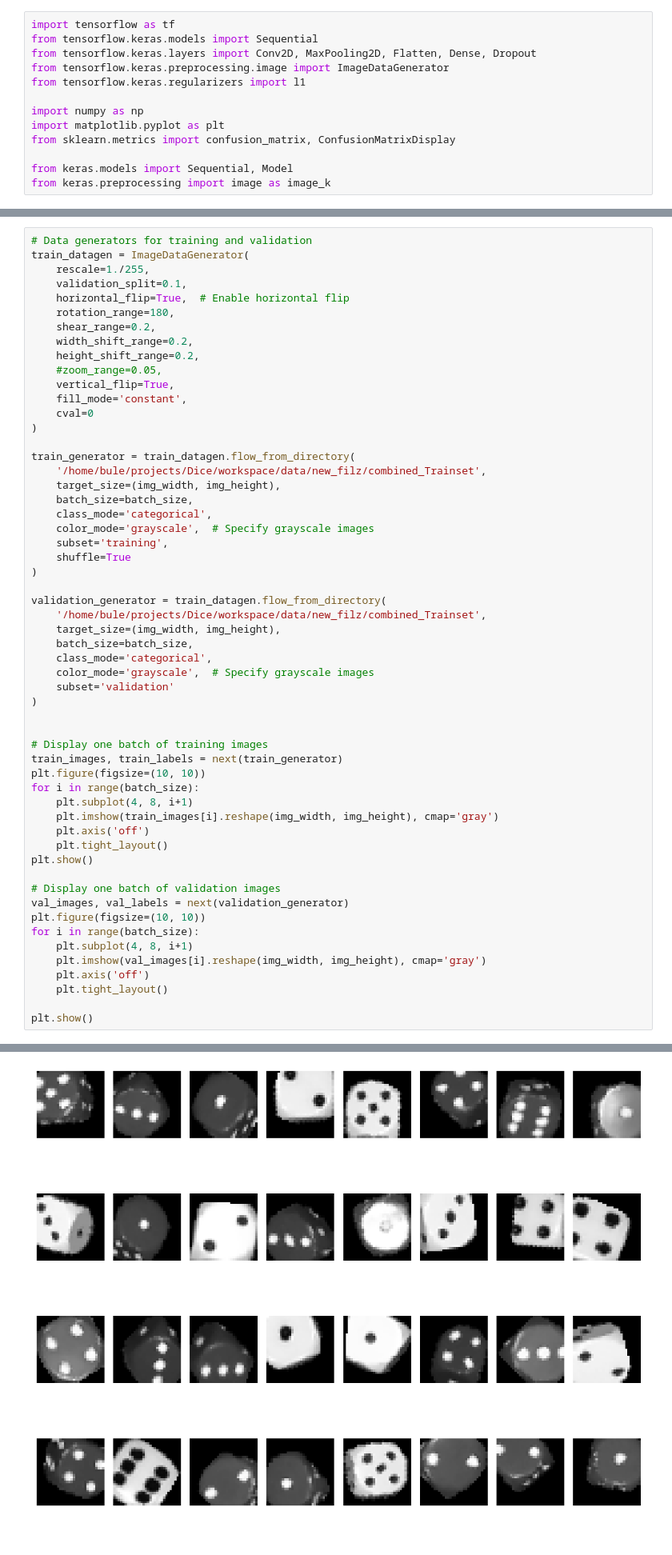
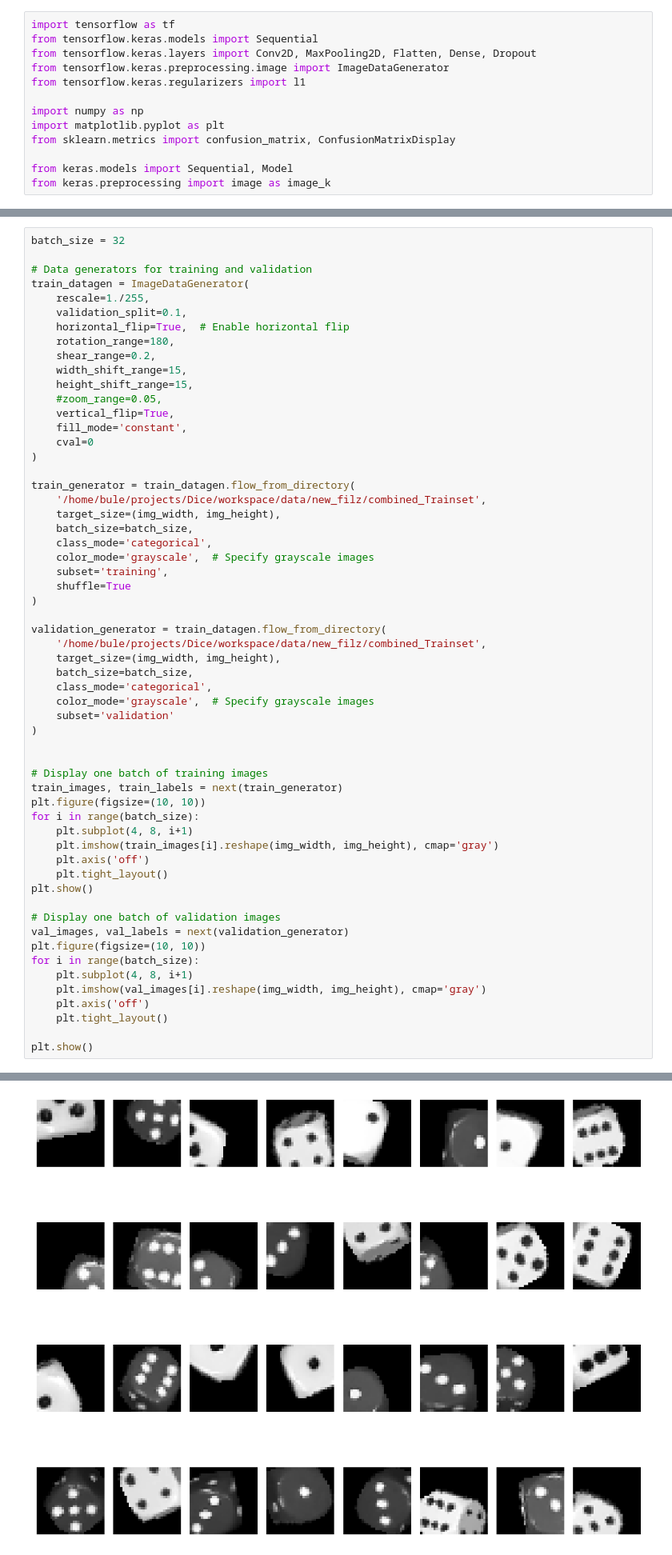
Before and after one commit to buehlpa/Dice, a Jupyter notebook: workspace/training_eyes_detector.ipynb, the cells around one changed output, grey strips where cells are left out. Shown at 80% size. Saved outputs shown, nothing was run; the diff lists cells and outputs as text.

```diff
--- a/workspace/training_eyes_detector.ipynb
+++ b/workspace/training_eyes_detector.ipynb
@@ -88,6 +108,8 @@ def plot_activation_maps(activation_maps):
     plt.tight_layout()
     plt.show()
 # %%
+batch_size = 32
+
 # Data generators for training and validation
 train_datagen = ImageDataGenerator(
     rescale=1./255,
@@ -95,8 +117,8 @@ train_datagen = ImageDataGenerator(
     horizontal_flip=True,  # Enable horizontal flip
     rotation_range=180,
     shear_range=0.2,
-    width_shift_range=0.2,
-    height_shift_range=0.2,
+    width_shift_range=15,
+    height_shift_range=15,
     #zoom_range=0.05,
     vertical_flip=True,
     fill_mode='constant',
@@ -150,2 +172,2 @@ Found 217 images belonging to 6 classes.
-[figure, old version]
+[figure, new version]
 # %%
```
Also changed, not shown: parts of 10 cells of this notebook.
